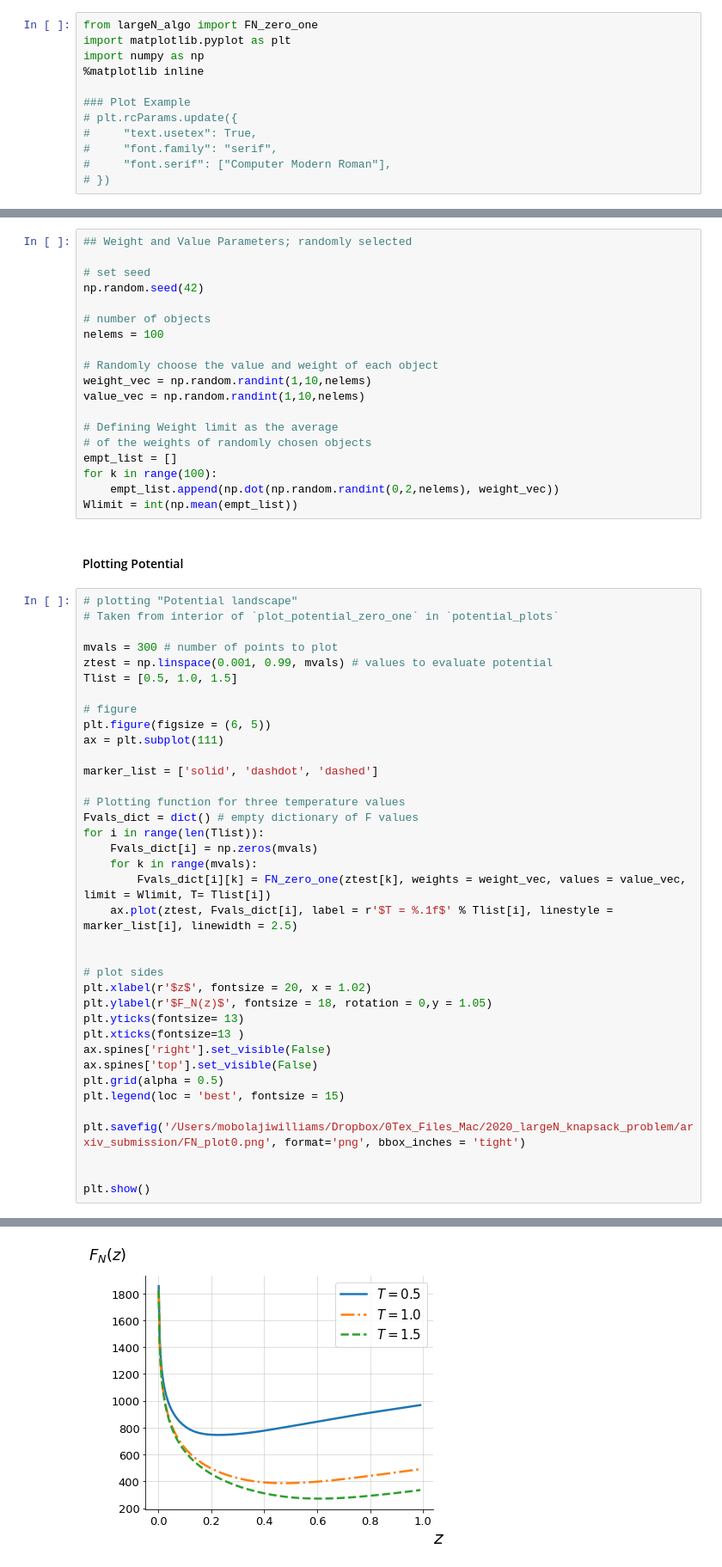
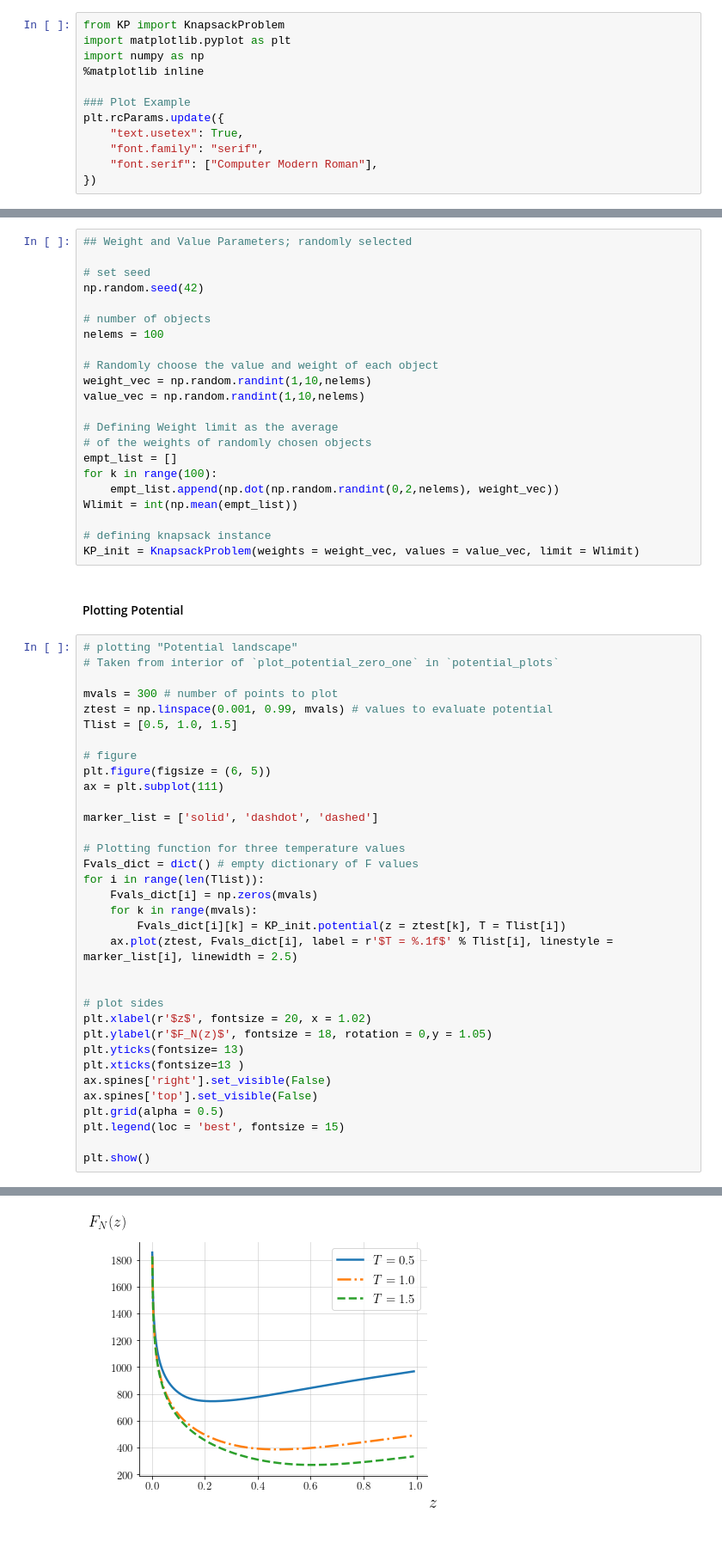
Before and after one commit to mowillia/LargeNKP, a Jupyter notebook: potential_landscape.ipynb, the cells around one changed output, grey strips where cells are left out. Shown at 86% size. Cells and saved outputs as stored; diff of their text form; blank space fills up the shorter version.

```diff
--- a/potential_landscape.ipynb
+++ b/potential_landscape.ipynb
@@ -1,15 +1,15 @@
 # %%
-from largeN_algo import FN_zero_one
+from KP import KnapsackProblem
 import matplotlib.pyplot as plt
 import numpy as np
 %matplotlib inline
 
 ### Plot Example
-# plt.rcParams.update({
-#     "text.usetex": True,
-#     "font.family": "serif",
-#     "font.serif": ["Computer Modern Roman"],
-# })
+plt.rcParams.update({
+    "text.usetex": True,
+    "font.family": "serif",
+    "font.serif": ["Computer Modern Roman"],
+})
 # %% [markdown]
 ## Potential Landscape of Continuous Objective Function
 
@@ -44,6 +44,9 @@ empt_list = []
 for k in range(100):
     empt_list.append(np.dot(np.random.randint(0,2,nelems), weight_vec))
 Wlimit = int(np.mean(empt_list))
+
+# defining knapsack instance
+KP_init = KnapsackProblem(weights = weight_vec, values = value_vec, limit = Wlimit)
 # %% [markdown]
 #### Plotting Potential
 # %%
@@ -65,7 +68,7 @@ Fvals_dict = dict() # empty dictionary of F values
 for i in range(len(Tlist)):
     Fvals_dict[i] = np.zeros(mvals)
     for k in range(mvals):
-        Fvals_dict[i][k] = FN_zero_one(ztest[k], weights = weight_vec, values = value_vec, limit = Wlimit, T= Tlist[i])
+        Fvals_dict[i][k] = KP_init.potential(z = ztest[k], T = Tlist[i])
     ax.plot(ztest, Fvals_dict[i], label = r'$T = %.1f$' % Tlist[i], linestyle = marker_list[i], linewidth = 2.5)
 
 
@@ -79,8 +82,5 @@ ax.spines['top'].set_visible(False)
 plt.grid(alpha = 0.5)
 plt.legend(loc = 'best', fontsize = 15)
 
-plt.savefig('/Users/mobolajiwilliams/Dropbox/0Tex_Files_Mac/2020_largeN_knapsack_problem/arxiv_submission/FN_plot0.png', format='png', bbox_inches = 'tight')
-
-
 plt.show()
 # %% [output]
@@ -87 +88 @@ plt.show()
-[figure, old version]
+[figure, new version]
```
Also changed, not shown: parts of 1 cell of this notebook, 19 other files.
